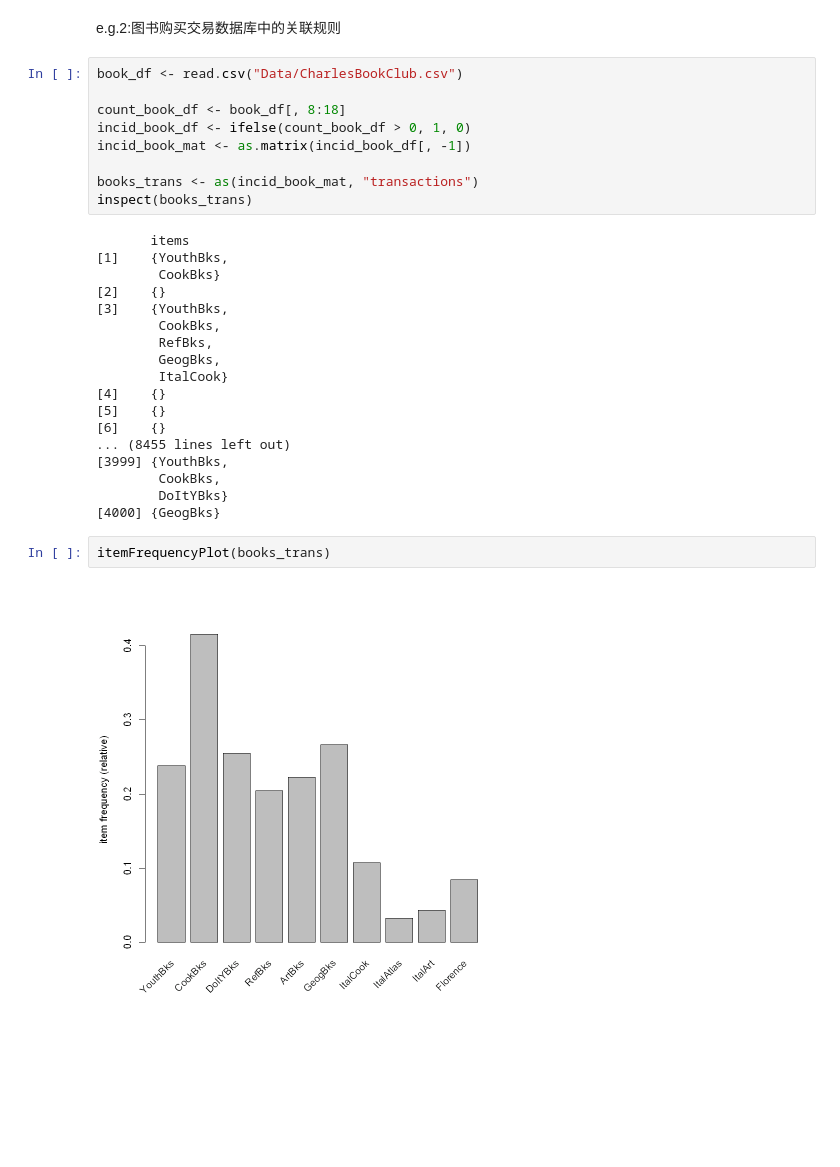
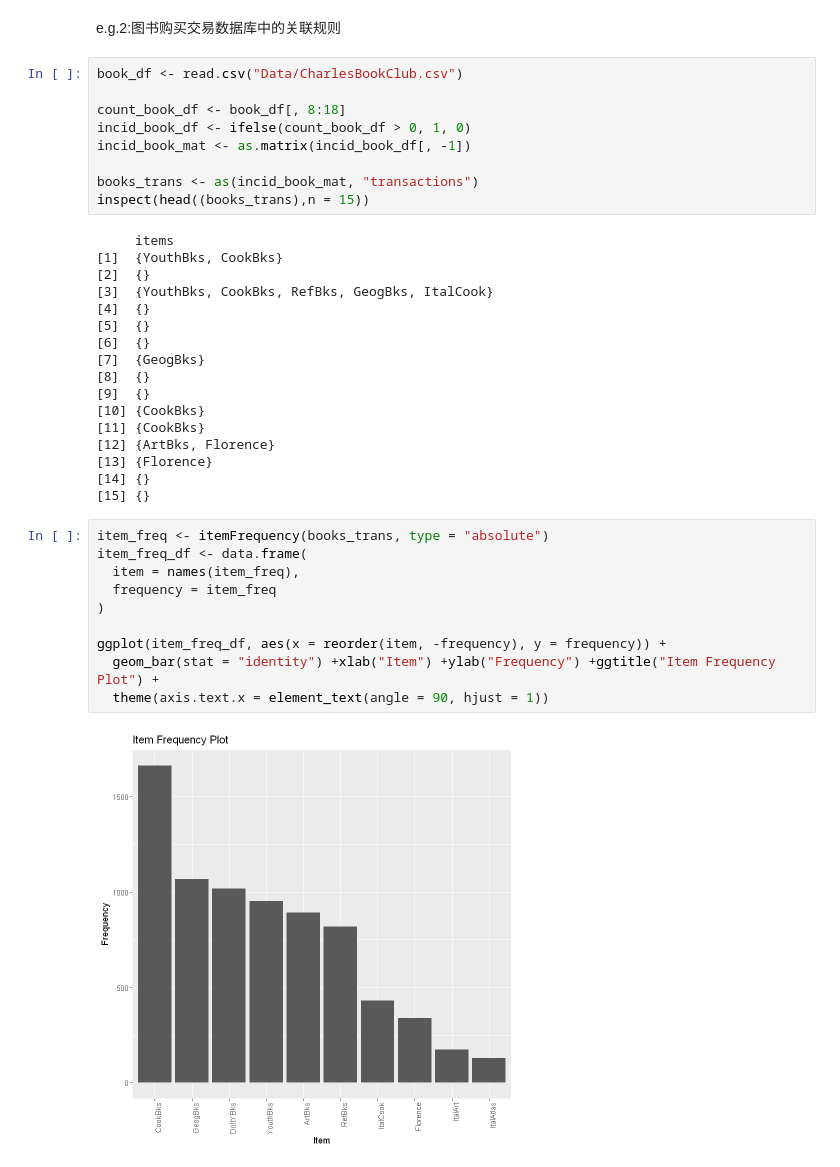
Before and after one commit to LinLangTianS/dev2, a Jupyter notebook: Code_r.ipynb, the cells around one changed output. Saved outputs shown, nothing was run; the diff lists cells and outputs as text; blank space fills up the shorter version.

```diff
--- a/Code_r.ipynb
+++ b/Code_r.ipynb
@@ -64,26 +55,33 @@ incid_book_df <- ifelse(count_book_df > 0, 1, 0)
 incid_book_mat <- as.matrix(incid_book_df[, -1])
 
 books_trans <- as(incid_book_mat, "transactions")
-inspect(books_trans)
+inspect(head((books_trans),n = 15))
 # %% [output]
-       items
-[1]    {YouthBks,
-        CookBks}
-[2]    {}
-[3]    {YouthBks,
-        CookBks,
-        RefBks,
-        GeogBks,
-        ItalCook}
-[4]    {}
-[5]    {}
-[6]    {}
-... (8455 lines left out)
-[3999] {YouthBks,
-        CookBks,
-        DoItYBks}
-[4000] {GeogBks}
+     items
+[1]  {YouthBks, CookBks}
+[2]  {}
+[3]  {YouthBks, CookBks, RefBks, GeogBks, ItalCook}
+[4]  {}
+[5]  {}
+[6]  {}
+[7]  {GeogBks}
+[8]  {}
+[9]  {}
+[10] {CookBks}
+[11] {CookBks}
+[12] {ArtBks, Florence}
+[13] {Florence}
+[14] {}
+[15] {}
-# %%
-itemFrequencyPlot(books_trans)
-# %% [output]
-[figure, removed]
+# %%
+item_freq <- itemFrequency(books_trans, type = "absolute")
+item_freq_df <- data.frame(
+  item = names(item_freq),
+  frequency = item_freq
+)
+
+ggplot(item_freq_df, aes(x = reorder(item, -frequency), y = frequency)) +
+  geom_bar(stat = "identity") +xlab("Item") +ylab("Frequency") +ggtitle("Item Frequency Plot") +
+  theme(axis.text.x = element_text(angle = 90, hjust = 1))
+# %% [output]
+[figure, added]
```
Also changed, not shown: parts of 6 cells of this notebook, 1 other file.
